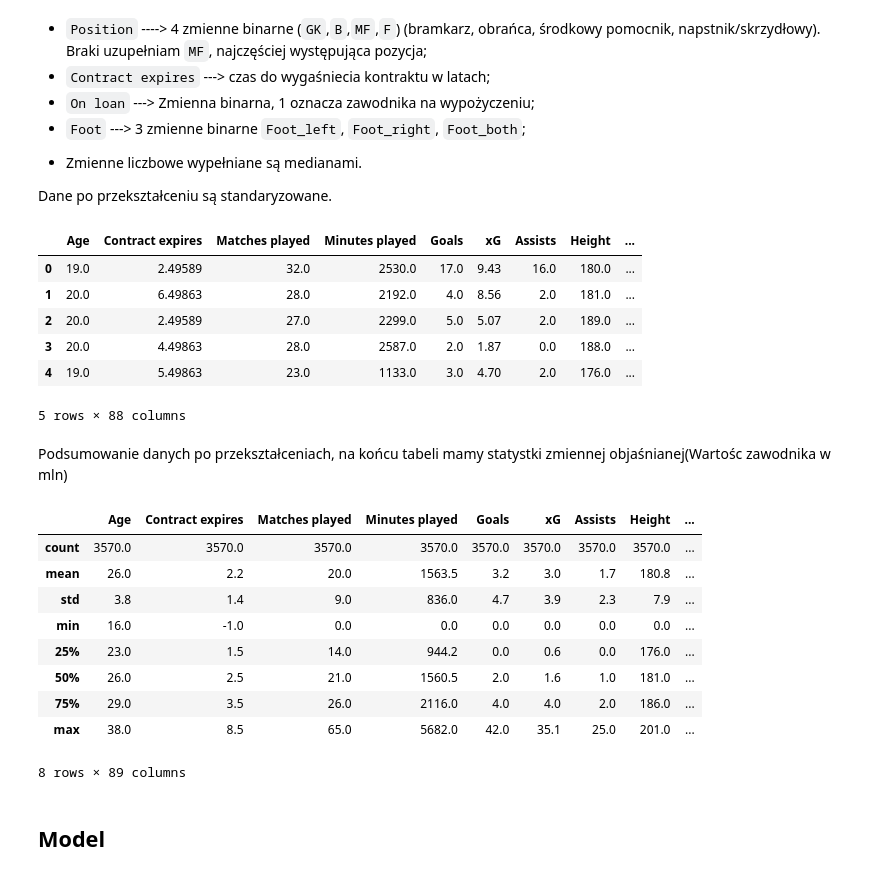
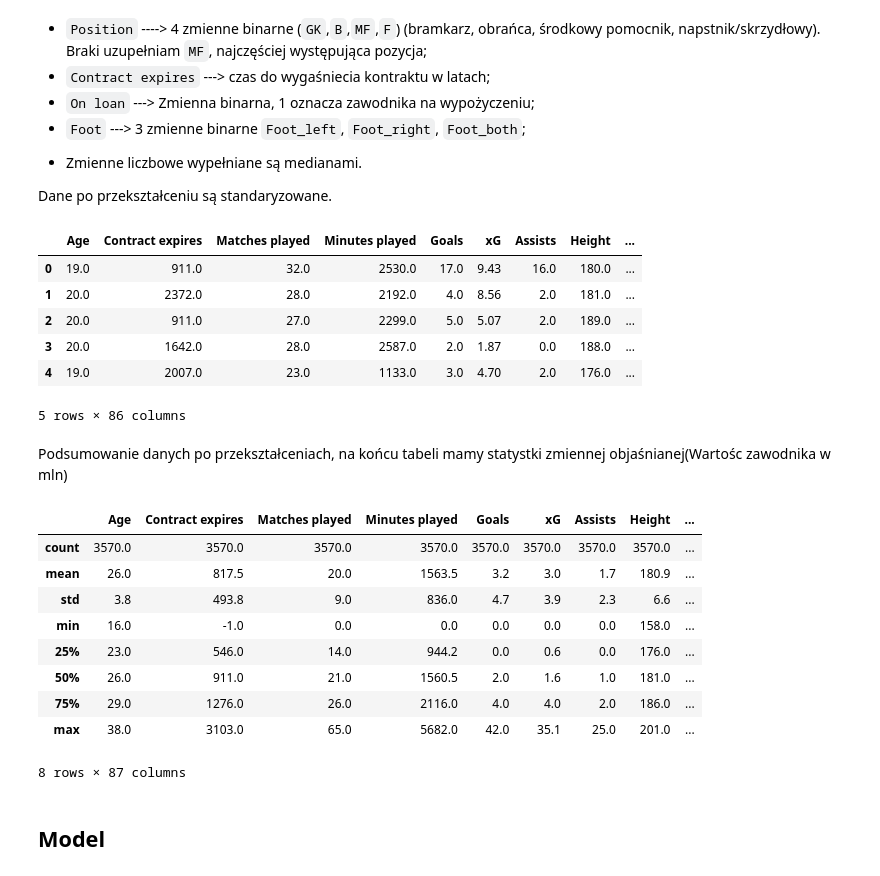
Before and after one commit to pkopka/transfermarkt, a Jupyter notebook: transfermarkt.ipynb, the cells around one changed output. Cells and saved outputs as stored; diff of their text form; code cells hidden in the pictures.

```diff
--- a/transfermarkt.ipynb
+++ b/transfermarkt.ipynb
@@ -198,7 +199,7 @@ back = ['Succ. def. per 90','Def duels per 90','Def duels won %','Aerial duels p
     'Yellow cards',  #     'Yellow cards per 90',
     'Red cards',#     'Red cards per 90',
 ]
-atack = ['Succ. att. actions','Goals total',
+atack = ['Succ. att. actions',# 'Goals total',
     #     'Goals per 90',
     'Non-penalty goals',
     #     'Non-penalty goals per 90',
@@ -214,7 +215,7 @@ atack = ['Succ. att. actions','Goals total',
     'Crosses per 90','Crosses, %','Crosses from left per 90','Crosses from left, %','Crosses from right per 90',
     'Crosses from right, %','Crosses to goalie box per 90','Dribbles per 90','Dribbles succ. %','Off duels per 90',
     'Off duels won %','Touches in box per 90','Progressive runs per 90',]
-passes = ['Passes per 90','Passes acc. %','Fwd passes per 90','Fwd passes acc. %','Back passes per 90',
+passes = ['Passes per 90','Passes acc. %','Fwd passes peimport matplotlib.pyplot as pltr 90','Fwd passes acc. %','Back passes per 90',
     'Back passes acc. %','Lat passes per 90','Lat passes acc. %','Sh/m passes per 90','Sh/m passes acc. %',
     'Lng passes per 90','Lng passes acc. %','Avg pass length, m','Avg lng pass length, m',]
 key_passes = [
@@ -308,7 +309,7 @@ class NewFeatures(BaseEstimator, TransformerMixin):
         if type(date_str)!= str:
             return -1
         _date = datetime.datetime.strptime(date_str, self.date_format)
-        return ((_date - self.DATE).days / 365.0)
+        return ((_date - self.DATE).days)
 
 
     def fit(self, X, y=None):
@@ -342,45 +343,49 @@ class NewFeatures(BaseEstimator, TransformerMixin):
         for foot in ['right', 'left', 'both']:
             X['Foot_'+foot] = (X['Foot']== foot).astype(int)
 
+        X['Age'].replace(0, X['Age'].mean(), inplace=True)
+        X['Height'].replace(0, X['Height'].mean(), inplace=True)
+        X['Weight'].replace(0, X['Weight'].mean(), inplace=True)
+
         # wyrzucam niepotrzbne dane
         X.drop(['Passport country', 'Position','Team', 'Player','Birth country', 'Foot'], axis=1, inplace=True)
         self.columns = X.columns.tolist()
 
         global COLUMNS
         COLUMNS = X.columns.tolist()
 
         return X
 
     def get_feature_names(self):
         return self.columns
 
 all_features = data.columns.tolist()
 
 main_transformer = Pipeline(steps=[
     ('new_fetures', NewFeatures()),
     ('inputer', SimpleImputer(strategy='median')),
-    ('standard', StandardScaler()),
+#     ('standard', StandardScaler()),
 ]
 )
 preprocessor = ColumnTransformer(
     transformers=[
         ('main', main_transformer, all_features),
     ])
 
 numeric_data = preprocessor.fit_transform(data)
 
 column_names = preprocessor.transformers[0][1][0].get_feature_names()
 
 numeric_data = pd.DataFrame(data=numeric_data, index=np.arange(len(numeric_data)),columns=COLUMNS)
 numeric_data.head()
 # %% [output]
 |  | Age | Contract expires | Matches played | Minutes played | Goals | xG | Assists | Height | ... |
-| 0 | 19.0 | 2.49589 | 32.0 | 2530.0 | 17.0 | 9.43 | 16.0 | 180.0 | ... |
-| 1 | 20.0 | 6.49863 | 28.0 | 2192.0 | 4.0 | 8.56 | 2.0 | 181.0 | ... |
-| 2 | 20.0 | 2.49589 | 27.0 | 2299.0 | 5.0 | 5.07 | 2.0 | 189.0 | ... |
-| 3 | 20.0 | 4.49863 | 28.0 | 2587.0 | 2.0 | 1.87 | 0.0 | 188.0 | ... |
-| 4 | 19.0 | 5.49863 | 23.0 | 1133.0 | 3.0 | 4.70 | 2.0 | 176.0 | ... |
+| 0 | 19.0 | 911.0 | 32.0 | 2530.0 | 17.0 | 9.43 | 16.0 | 180.0 | ... |
+| 1 | 20.0 | 2372.0 | 28.0 | 2192.0 | 4.0 | 8.56 | 2.0 | 181.0 | ... |
+| 2 | 20.0 | 911.0 | 27.0 | 2299.0 | 5.0 | 5.07 | 2.0 | 189.0 | ... |
+| 3 | 20.0 | 1642.0 | 28.0 | 2587.0 | 2.0 | 1.87 | 0.0 | 188.0 | ... |
+| 4 | 19.0 | 2007.0 | 23.0 | 1133.0 | 3.0 | 4.70 | 2.0 | 176.0 | ... |
-5 rows × 88 columns
+5 rows × 86 columns
 # %% [markdown]
 Podsumowanie danych po przekształceniach, na końcu tabeli mamy statystki zmiennej objaśnianej(Wartośc zawodnika w mln)
 # %%
@@ -389,14 +394,14 @@ summary
 # %% [output]
 |  | Age | Contract expires | Matches played | Minutes played | Goals | xG | Assists | Height | ... |
 | count | 3570.0 | 3570.0 | 3570.0 | 3570.0 | 3570.0 | 3570.0 | 3570.0 | 3570.0 | ... |
-| mean | 26.0 | 2.2 | 20.0 | 1563.5 | 3.2 | 3.0 | 1.7 | 180.8 | ... |
-| std | 3.8 | 1.4 | 9.0 | 836.0 | 4.7 | 3.9 | 2.3 | 7.9 | ... |
-| min | 16.0 | -1.0 | 0.0 | 0.0 | 0.0 | 0.0 | 0.0 | 0.0 | ... |
-| 25% | 23.0 | 1.5 | 14.0 | 944.2 | 0.0 | 0.6 | 0.0 | 176.0 | ... |
-| 50% | 26.0 | 2.5 | 21.0 | 1560.5 | 2.0 | 1.6 | 1.0 | 181.0 | ... |
-| 75% | 29.0 | 3.5 | 26.0 | 2116.0 | 4.0 | 4.0 | 2.0 | 186.0 | ... |
-| max | 38.0 | 8.5 | 65.0 | 5682.0 | 42.0 | 35.1 | 25.0 | 201.0 | ... |
+| mean | 26.0 | 817.5 | 20.0 | 1563.5 | 3.2 | 3.0 | 1.7 | 180.9 | ... |
+| std | 3.8 | 493.8 | 9.0 | 836.0 | 4.7 | 3.9 | 2.3 | 6.6 | ... |
+| min | 16.0 | -1.0 | 0.0 | 0.0 | 0.0 | 0.0 | 0.0 | 158.0 | ... |
+| 25% | 23.0 | 546.0 | 14.0 | 944.2 | 0.0 | 0.6 | 0.0 | 176.0 | ... |
+| 50% | 26.0 | 911.0 | 21.0 | 1560.5 | 2.0 | 1.6 | 1.0 | 181.0 | ... |
+| 75% | 29.0 | 1276.0 | 26.0 | 2116.0 | 4.0 | 4.0 | 2.0 | 186.0 | ... |
+| max | 38.0 | 3103.0 | 65.0 | 5682.0 | 42.0 | 35.1 | 25.0 | 201.0 | ... |
-8 rows × 89 columns
+8 rows × 87 columns
 # %%
 #dzieli dane zbiór testowy i treningowy
 ######## chyba do wyznaczenia R^2 nie jest to porzebne
```
Also changed, not shown: parts of 13 cells of this notebook.
